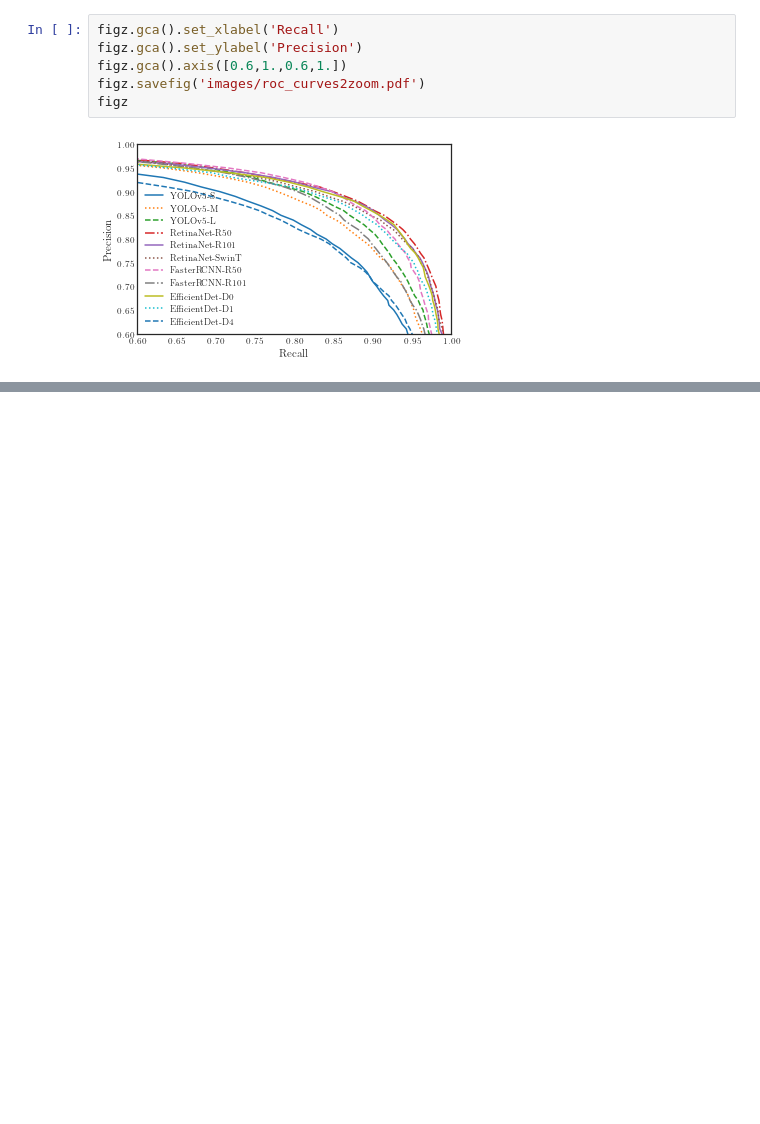
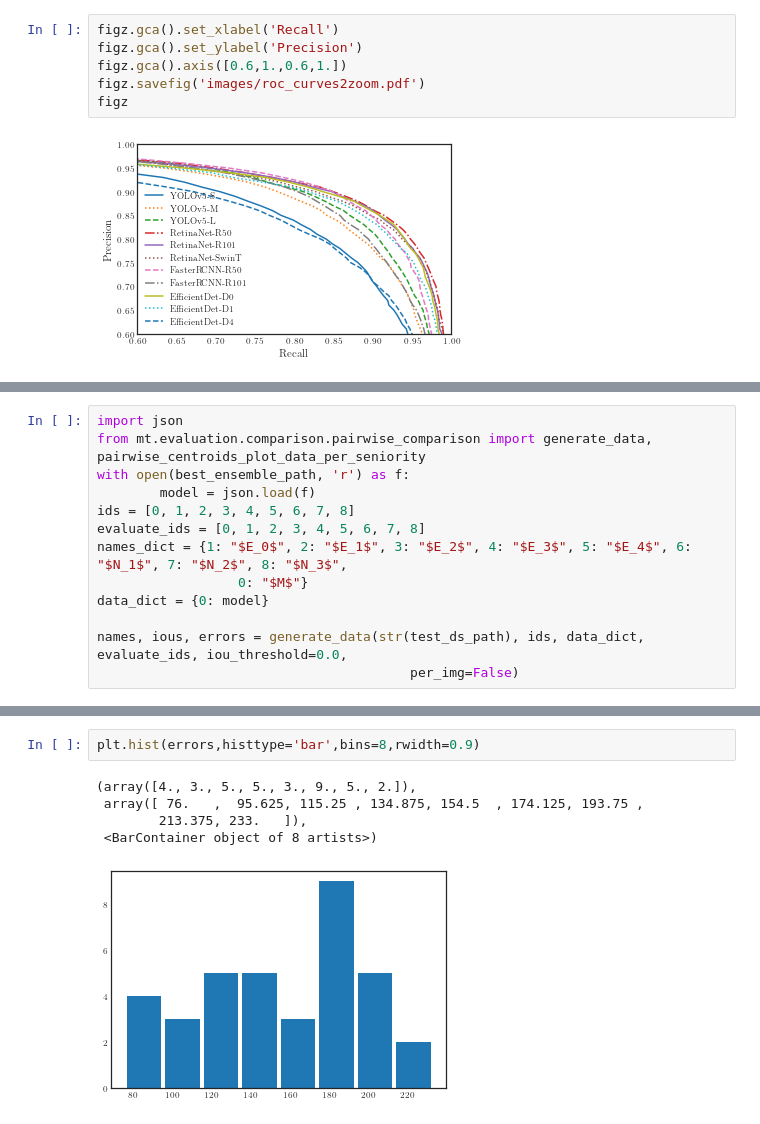
Before and after one commit to kuntiik/MT, a Jupyter notebook: notebooks/paper_plots.ipynb, the cells around one changed output, grey strips where cells are left out. Cells and saved outputs as stored; diff of their text form; blank space fills up the shorter version.

```diff
--- a/notebooks/paper_plots.ipynb
+++ b/notebooks/paper_plots.ipynb
@@ -209,0 +222,13 @@ figz
+# %%
+import json
+from mt.evaluation.comparison.pairwise_comparison import generate_data, pairwise_centroids_plot_data_per_seniority
+with open(best_ensemble_path, 'r') as f:
+        model = json.load(f)
+ids = [0, 1, 2, 3, 4, 5, 6, 7, 8]
+evaluate_ids = [0, 1, 2, 3, 4, 5, 6, 7, 8]
+names_dict = {1: "$E_0$", 2: "$E_1$", 3: "$E_2$", 4: "$E_3$", 5: "$E_4$", 6: "$N_1$", 7: "$N_2$", 8: "$N_3$",
+                  0: "$M$"}
+data_dict = {0: model}
+
+names, ious, errors = generate_data(str(test_ds_path), ids, data_dict, evaluate_ids, iou_threshold=0.0,
+                                        per_img=False)
@@ -209,0 +275,8 @@ figz
+# %%
+plt.hist(errors,histtype='bar',bins=8,rwidth=0.9)
+# %% [output]
+(array([4., 3., 5., 5., 3., 9., 5., 2.]),
+ array([ 76.   ,  95.625, 115.25 , 134.875, 154.5  , 174.125, 193.75 ,
+        213.375, 233.   ]),
+ <BarContainer object of 8 artists>)
+[figure, added]
```
Also changed, not shown: parts of 8 cells of this notebook.
